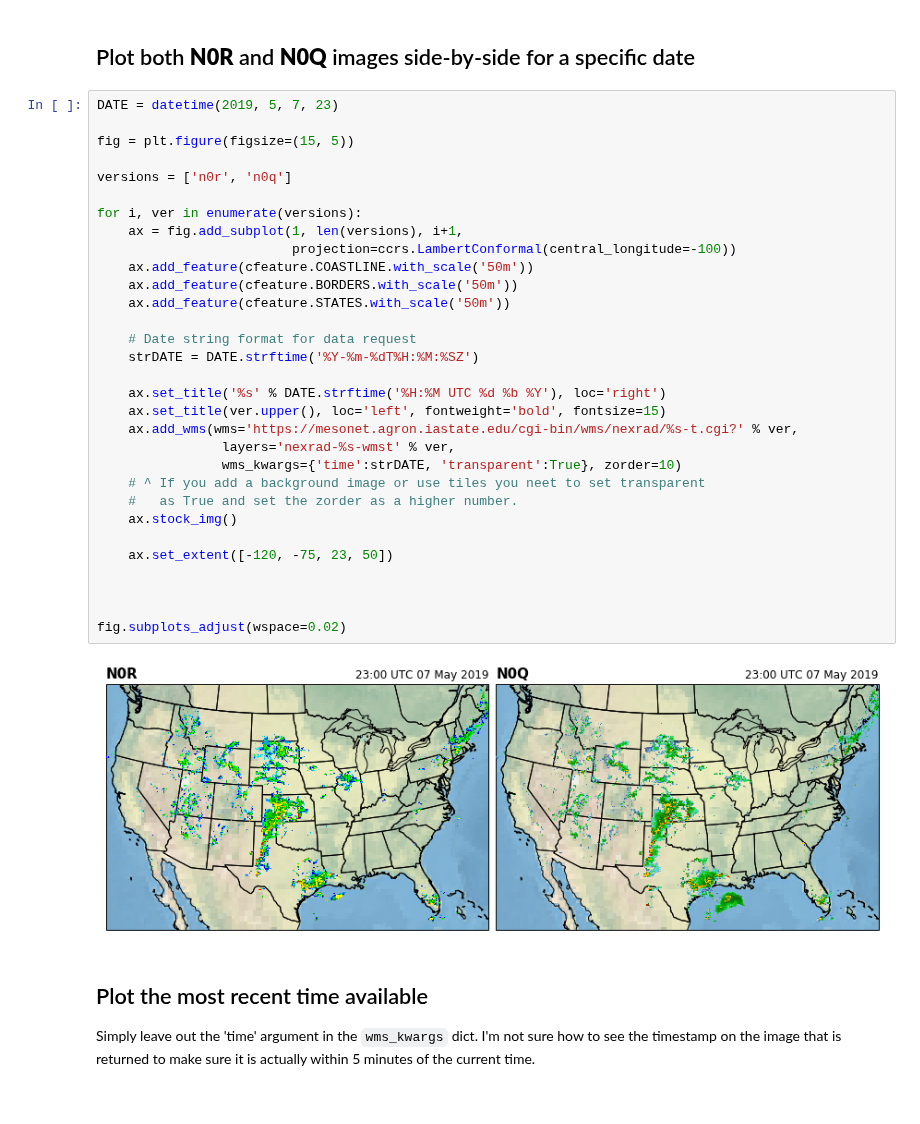
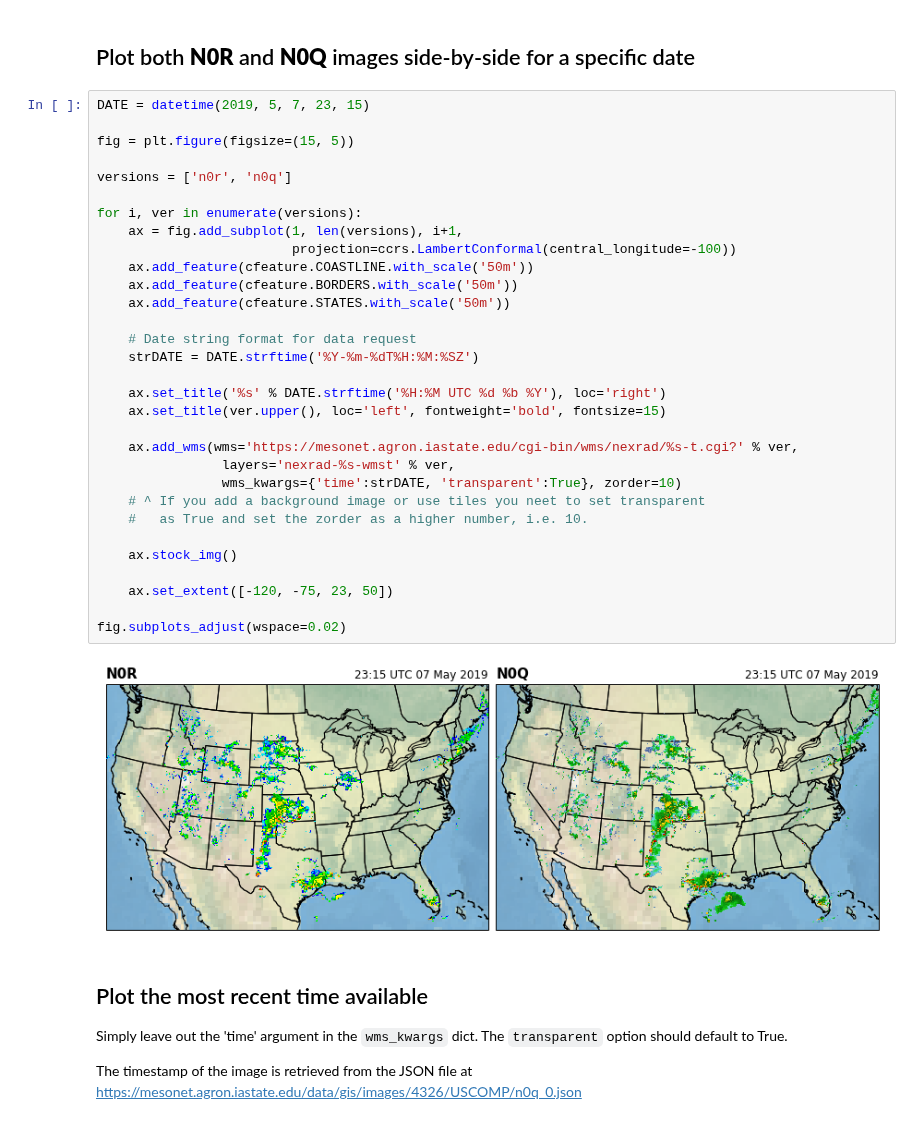
Before and after one commit to blaylockbk/pyBKB_v3, a Jupyter notebook: BB_maps/cartopy_NEXRAD-mosaic-from-Iowa.ipynb, the cells around one changed output. Drawn from its saved outputs; the diff is of its cells as text.

```diff
--- a/BB_maps/cartopy_NEXRAD-mosaic-from-Iowa.ipynb
+++ b/BB_maps/cartopy_NEXRAD-mosaic-from-Iowa.ipynb
@@ -18,38 +20,40 @@ import matplotlib.pyplot as plt
 # %% [markdown]
 ## Plot both **N0R** and **N0Q** images side-by-side for a specific date
 # %%
-DATE = datetime(2019, 5, 7, 23)
+DATE = datetime(2019, 5, 7, 23, 15)
 
 fig = plt.figure(figsize=(15, 5))
 
 versions = ['n0r', 'n0q']
 
 for i, ver in enumerate(versions):
     ax = fig.add_subplot(1, len(versions), i+1,
                          projection=ccrs.LambertConformal(central_longitude=-100))
     ax.add_feature(cfeature.COASTLINE.with_scale('50m'))
     ax.add_feature(cfeature.BORDERS.with_scale('50m'))
     ax.add_feature(cfeature.STATES.with_scale('50m'))
 
     # Date string format for data request
     strDATE = DATE.strftime('%Y-%m-%dT%H:%M:%SZ')
 
     ax.set_title('%s' % DATE.strftime('%H:%M UTC %d %b %Y'), loc='right')
     ax.set_title(ver.upper(), loc='left', fontweight='bold', fontsize=15)
+
     ax.add_wms(wms='https://mesonet.agron.iastate.edu/cgi-bin/wms/nexrad/%s-t.cgi?' % ver,
                 layers='nexrad-%s-wmst' % ver,
                 wms_kwargs={'time':strDATE, 'transparent':True}, zorder=10)
     # ^ If you add a background image or use tiles you neet to set transparent
-    #   as True and set the zorder as a higher number.
+    #   as True and set the zorder as a higher number, i.e. 10.
+
     ax.stock_img()
 
     ax.set_extent([-120, -75, 23, 50])
 
-
-
 fig.subplots_adjust(wspace=0.02)
 # %% [output]
-[figure, old version]
+[figure, new version]
 # %% [markdown]
 ## Plot the most recent time available
-Simply leave out the 'time' argument in the `wms_kwargs` dict. I'm not sure how to see the timestamp on the image that is returned to make sure it is actually within 5 minutes of the current time.
+Simply leave out the 'time' argument in the `wms_kwargs` dict. The `transparent` option should default to True.
+
+The timestamp of the image is retrieved from the JSON file at https://mesonet.agron.iastate.edu/data/gis/images/4326/USCOMP/n0q_0.json
```
Also changed, not shown: parts of 8 cells of this notebook, 10 other files.
